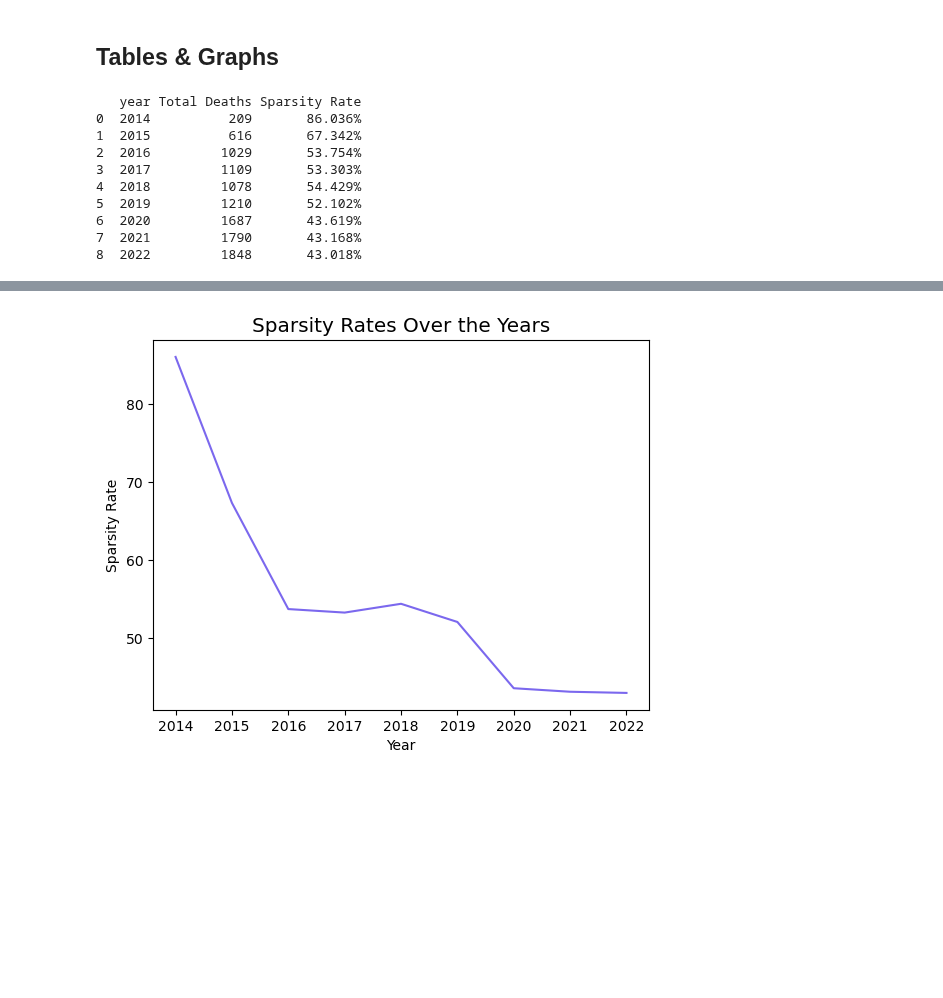
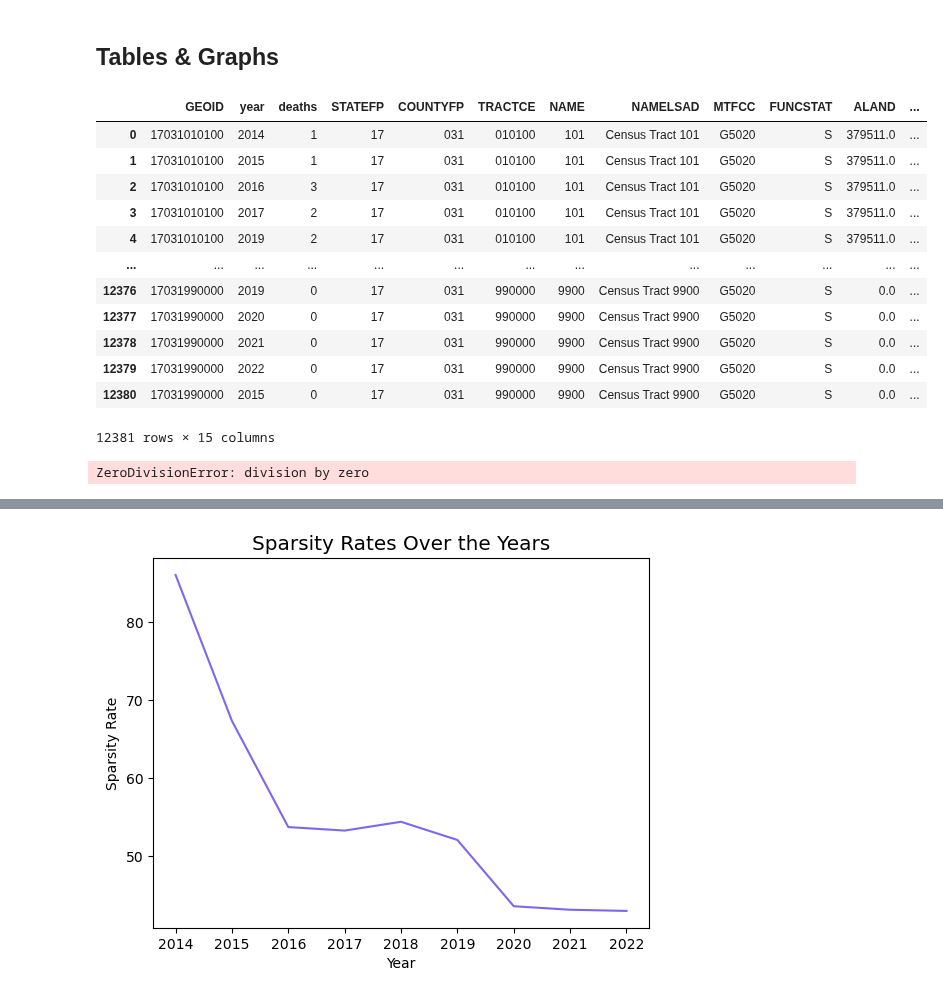
Before and after one commit to tufts-ml/opioid-overdose-models, a Jupyter notebook: cook-county/cook-county-annual .ipynb, the cells around one changed output, grey strips where cells are left out. Drawn from its saved outputs; the diff is of its cells as text; code cells hidden in the pictures; blank space fills up the shorter version.

```diff
--- a/cook-county/cook-county-annual .ipynb
+++ b/cook-county/cook-county-annual .ipynb
@@ -75,13 +93,29 @@ df_annual = pd.concat([df_annual, pd.DataFrame(updated_rows)], ignore_index=True
+# %%
+gdf_annual
+# %% [output]
+|  | GEOID | year | deaths | STATEFP | COUNTYFP | TRACTCE | NAME | NAMELSAD | MTFCC | FUNCSTAT | ALAND | ... |
+| 0 | 17031010100 | 2014 | 1 | 17 | 031 | 010100 | 101 | Census Tract 101 | G5020 | S | 379511.0 | ... |
+| 1 | 17031010100 | 2015 | 1 | 17 | 031 | 010100 | 101 | Census Tract 101 | G5020 | S | 379511.0 | ... |
+| 2 | 17031010100 | 2016 | 3 | 17 | 031 | 010100 | 101 | Census Tract 101 | G5020 | S | 379511.0 | ... |
+| 3 | 17031010100 | 2017 | 2 | 17 | 031 | 010100 | 101 | Census Tract 101 | G5020 | S | 379511.0 | ... |
+| 4 | 17031010100 | 2019 | 2 | 17 | 031 | 010100 | 101 | Census Tract 101 | G5020 | S | 379511.0 | ... |
+| ... | ... | ... | ... | ... | ... | ... | ... | ... | ... | ... | ... | ... |
+| 12376 | 17031990000 | 2019 | 0 | 17 | 031 | 990000 | 9900 | Census Tract 9900 | G5020 | S | 0.0 | ... |
+| 12377 | 17031990000 | 2020 | 0 | 17 | 031 | 990000 | 9900 | Census Tract 9900 | G5020 | S | 0.0 | ... |
+| 12378 | 17031990000 | 2021 | 0 | 17 | 031 | 990000 | 9900 | Census Tract 9900 | G5020 | S | 0.0 | ... |
+| 12379 | 17031990000 | 2022 | 0 | 17 | 031 | 990000 | 9900 | Census Tract 9900 | G5020 | S | 0.0 | ... |
+| 12380 | 17031990000 | 2015 | 0 | 17 | 031 | 990000 | 9900 | Census Tract 9900 | G5020 | S | 0.0 | ... |
+12381 rows × 15 columns
 # %%
 sparsity_df = pd.DataFrame(columns=['year', 'Total Deaths', 'Sparsity Rate'])
 
 years = range(2014, 2023)
 for year in years:
-    year_df = df_annual[df_annual['year'] == year]
-    zero_deaths_count = year_df[year_df['deaths_sum'] == 0].shape[0]
+    year_df = gdf_annual[gdf_annual['year'] == year]
+    zero_deaths_count = year_df[year_df['deaths'] == 0].shape[0]
     total_count = year_df.shape[0]
     sparsity_rate = (zero_deaths_count / total_count) * 100
-    total_deaths = year_df['deaths_sum'].sum()
+    total_deaths = year_df['deaths'].sum()
     sparsity_df = pd.concat([sparsity_df, pd.DataFrame({'year': [year], 'Total Deaths': [total_deaths], 'Sparsity Rate': [sparsity_rate]})], ignore_index=True)
 
 
@@ -89,15 +123,6 @@ raw_sparsity = sparsity_df['Sparsity Rate']
 sparsity_df['Sparsity Rate'] = sparsity_df['Sparsity Rate'].round(3).astype(str) + '%'
 print(sparsity_df)
 # %% [output]
-   year Total Deaths Sparsity Rate
-0  2014          209       86.036%
-1  2015          616       67.342%
-2  2016         1029       53.754%
-3  2017         1109       53.303%
-4  2018         1078       54.429%
-5  2019         1210       52.102%
-6  2020         1687       43.619%
-7  2021         1790       43.168%
-8  2022         1848       43.018%
+ZeroDivisionError: division by zero
 # %%
 plt.figure(figsize=(9, 6))
```
Also changed, not shown: parts of 14 cells of this notebook, 1 other file.
